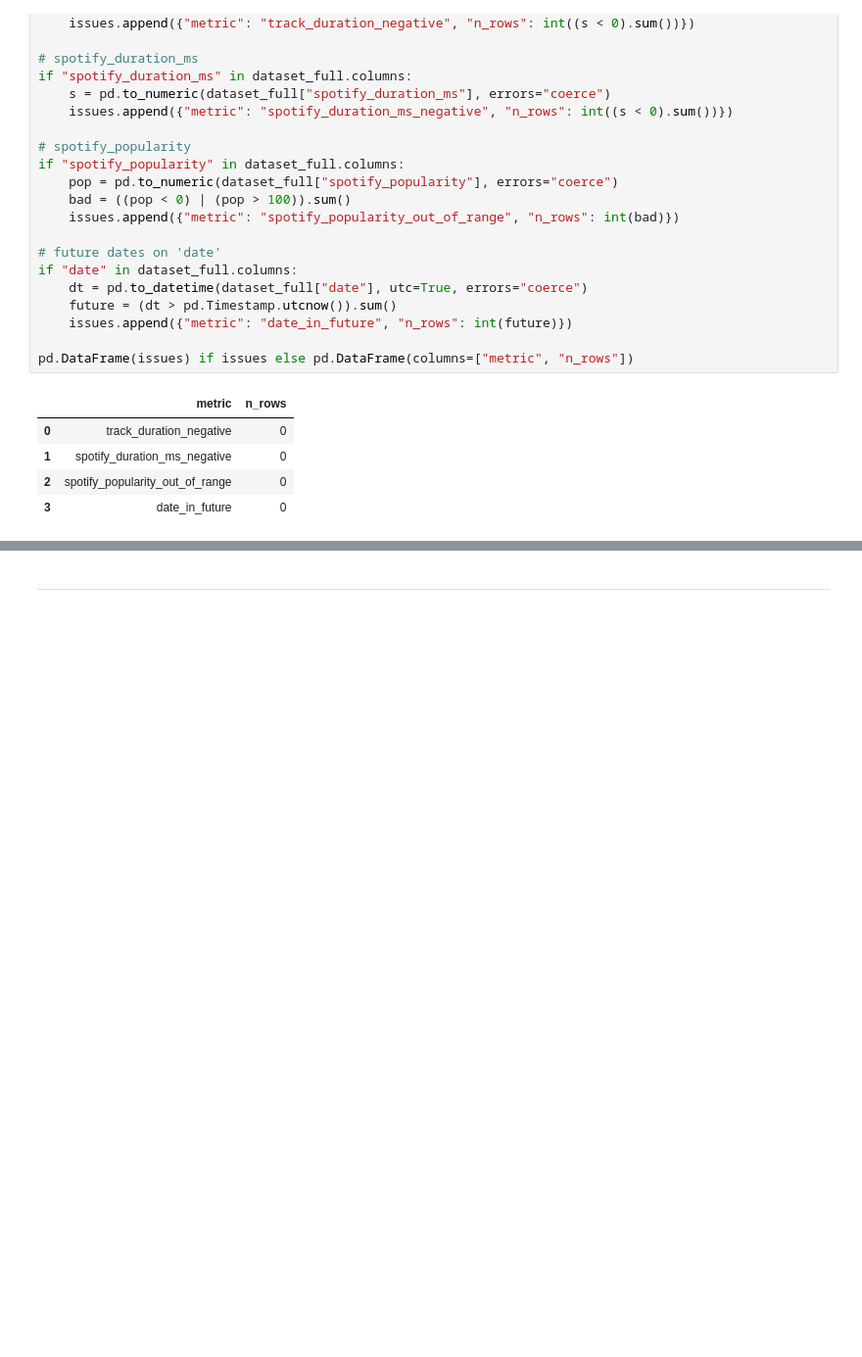
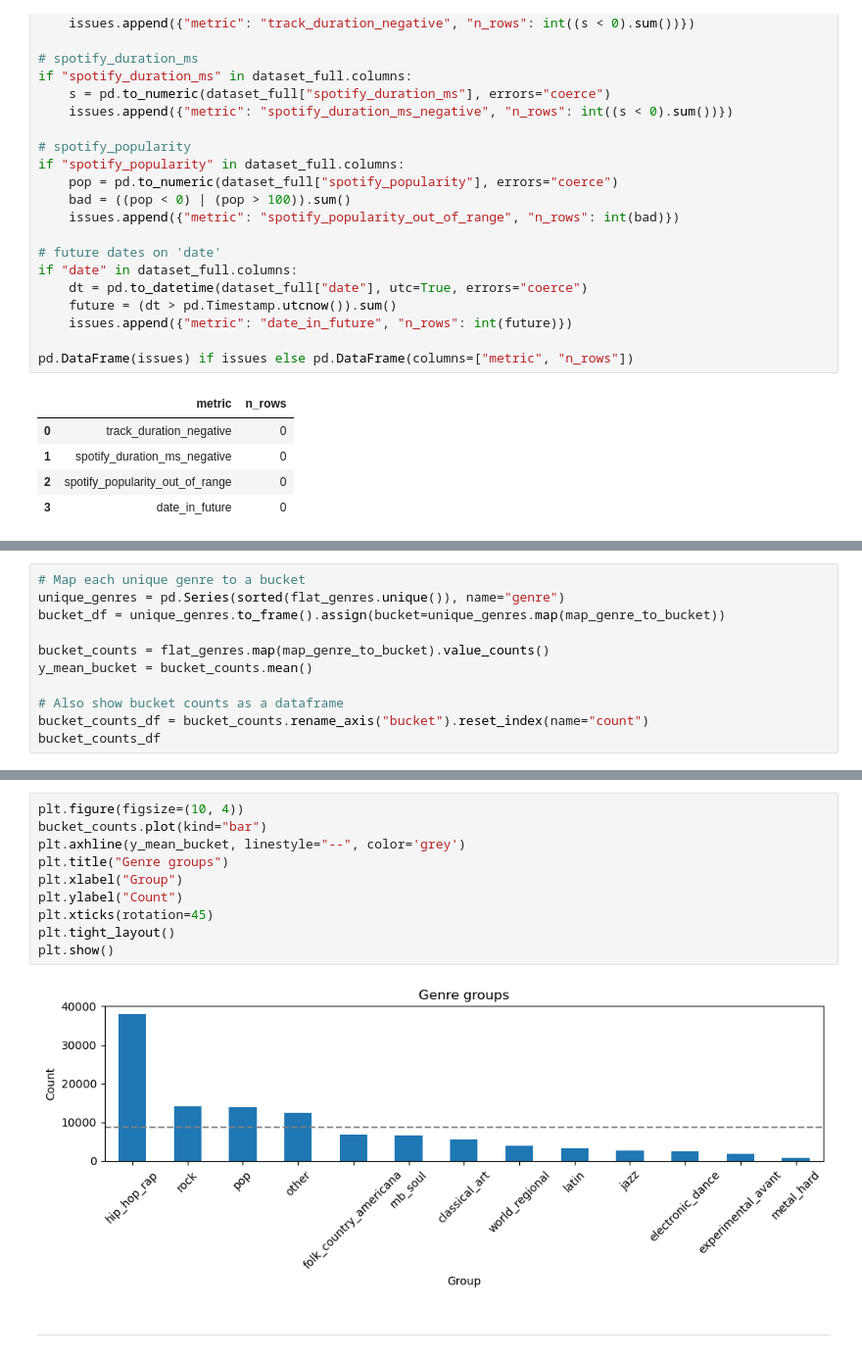
Before and after one commit to Tyainss/song-of-the-week, a Jupyter notebook: notebooks/00_eda.ipynb, the cells around one changed output, grey strips where cells are left out. Shown: that part at 98% size. Drawn from its saved outputs; the diff is of its cells as text; blank space fills up the shorter version.

```diff
--- a/notebooks/00_eda.ipynb
+++ b/notebooks/00_eda.ipynb
@@ -228,0 +350,11 @@ pd.DataFrame(issues) if issues else pd.DataFrame(columns=["metric", "n_rows"])
+# %%
+# Map each unique genre to a bucket
+unique_genres = pd.Series(sorted(flat_genres.unique()), name="genre")
+bucket_df = unique_genres.to_frame().assign(bucket=unique_genres.map(map_genre_to_bucket))
+
+bucket_counts = flat_genres.map(map_genre_to_bucket).value_counts()
+y_mean_bucket = bucket_counts.mean()
+
+# Also show bucket counts as a dataframe
+bucket_counts_df = bucket_counts.rename_axis("bucket").reset_index(name="count")
+bucket_counts_df
@@ -229,2 +376,14 @@ pd.DataFrame(issues) if issues else pd.DataFrame(columns=["metric", "n_rows"])
+# %%
+plt.figure(figsize=(10, 4))
+bucket_counts.plot(kind="bar")
+plt.axhline(y_mean_bucket, linestyle="--", color='grey')
+plt.title("Genre groups")
+plt.xlabel("Group")
+plt.ylabel("Count")
+plt.xticks(rotation=45)
+plt.tight_layout()
+plt.show()
+# %% [output]
+[figure, added]
 # %% [markdown]
 ---
```
Also changed, not shown: parts of 10 cells of this notebook.
